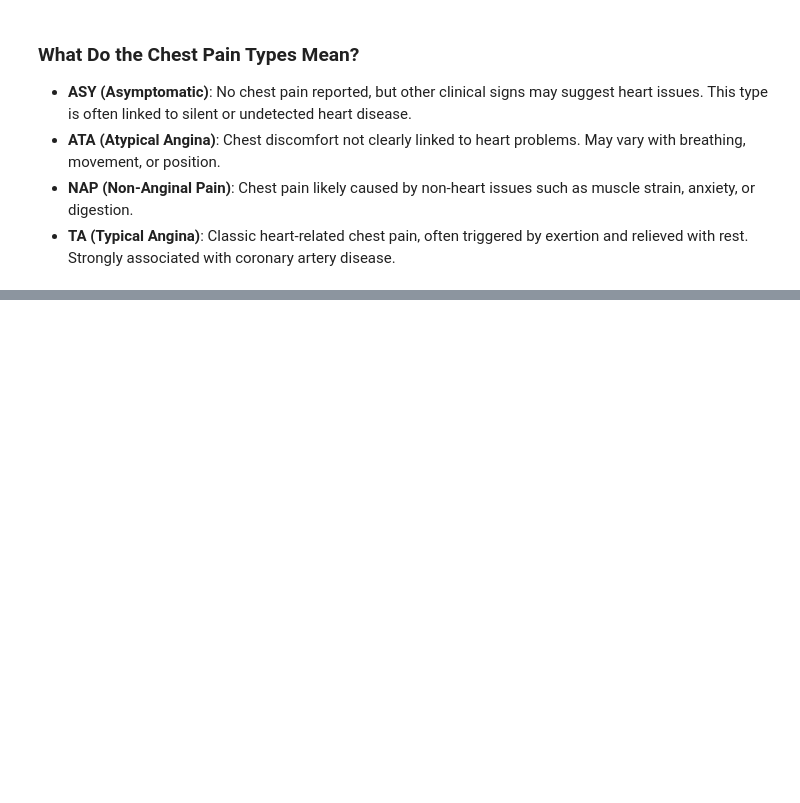
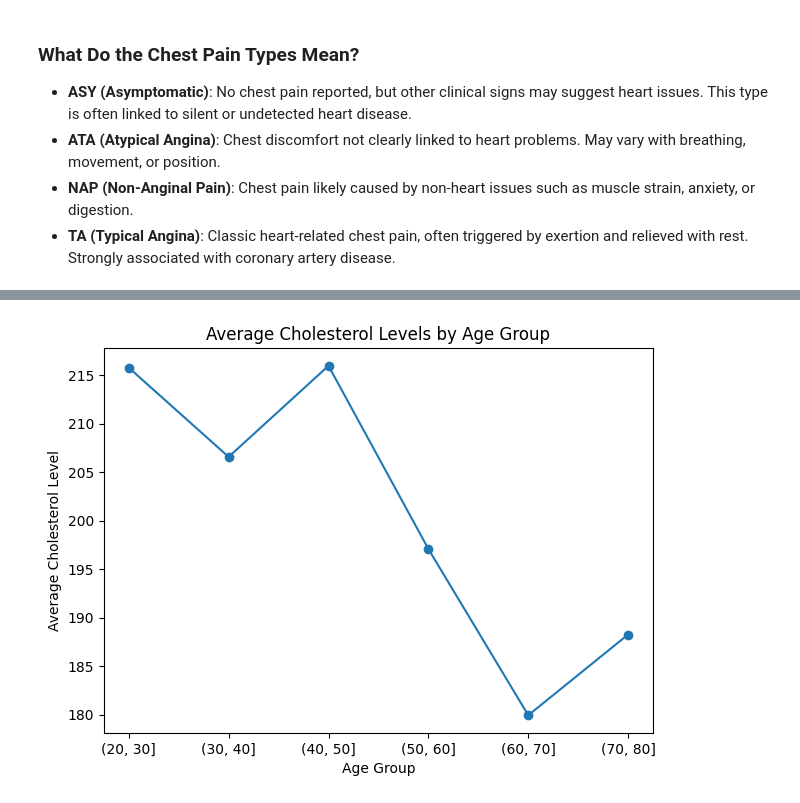
Before and after one commit to vivekr25/heart-disease-analysis, a Jupyter notebook: HeartRatePrediction.ipynb, the cells around one changed output, grey strips where cells are left out. Cells and saved outputs as stored; diff of their text form; code cells hidden in the pictures; blank space fills up the shorter version.

```diff
--- a/HeartRatePrediction.ipynb
+++ b/HeartRatePrediction.ipynb
@@ -199,0 +235,13 @@ The chart shows the number of patients with and without heart disease, grouped b
+# %%
+df['AgeGroup'] = pd.cut(df['Age'], bins=[20, 30, 40, 50, 60, 70, 80])
+# %%
+grouped = df.groupby('AgeGroup', observed=False)['Cholesterol'].mean()
+# %%
+grouped.sort_index().plot(kind='line', marker='o')
+plt.title("Average Cholesterol Levels by Age Group")
+plt.xlabel("Age Group")
+plt.ylabel("Average Cholesterol Level")
+plt.tight_layout()
+plt.show()
+# %% [output]
+[figure, added]
```
Also changed, not shown: parts of 6 cells of this notebook.
